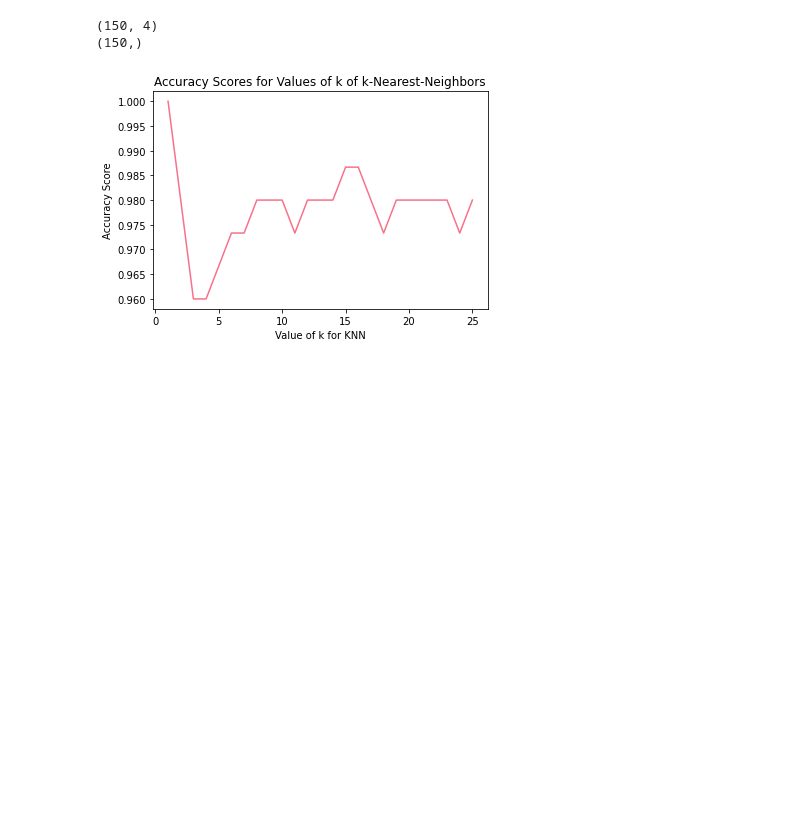
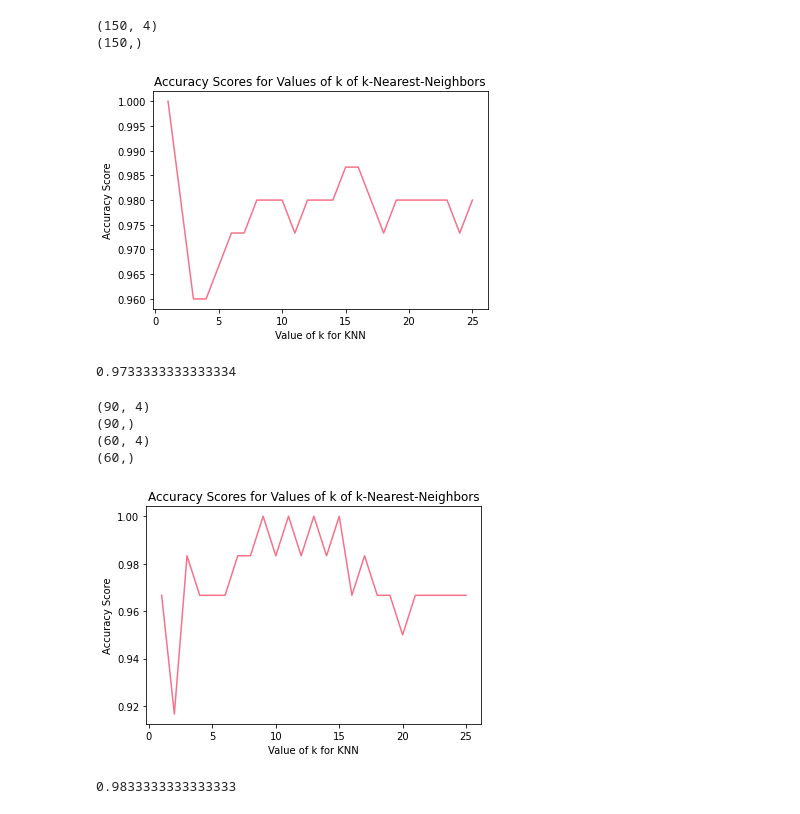
Before and after one commit to santhosharun18/pythonlab, a Jupyter notebook: Untitled2.ipynb, the cells around one changed output. Saved outputs shown, nothing was run; the diff lists cells and outputs as text; code cells hidden in the pictures; blank space fills up the shorter version.

```diff
--- a/Untitled2.ipynb
+++ b/Untitled2.ipynb
@@ -3,25 +60,14 @@
+# %%
+X = data.drop(['Id', 'Species'], axis=1)
+y = data['Species']
+# print(X.head())
+print(X.shape)
+# print(y.head())
+print(y.shape)
+# %% [output]
+(150, 4)
+(150,)
 # %%
-import numpy as np
-import pandas as pd
-import seaborn as sns
-sns.set_palette('husl')
-import matplotlib.pyplot as plt
-%matplotlib inline
-
-from sklearn import metrics
-from sklearn.neighbors import KNeighborsClassifier
-from sklearn.linear_model import LogisticRegression
-from sklearn.model_selection import train_test_split
-
-data = pd.read_csv('Iris.csv')
-data.describe
-data['Species'].value_counts()
-X = data.drop(['Id', 'Species'], axis=1)
-y = data['Species']
-# print(X.head())
-print(X.shape)
-# print(y.head())
-print(y.shape)
 k_range = list(range(1,26))
 scores = []
 for k in k_range:
@@ -36,6 +82,45 @@ plt.ylabel('Accuracy Score')
 plt.title('Accuracy Scores for Values of k of k-Nearest-Neighbors')
 plt.show()
 # %% [output]
-(150, 4)
-(150,)
 [figure]
+# %%
+logreg = LogisticRegression()
+logreg.fit(X, y)
+y_pred = logreg.predict(X)
+print(metrics.accuracy_score(y, y_pred))
+# %% [output]
+0.9733333333333334
+# %%
+X_train, X_test, y_train, y_test = train_test_split(X, y, test_size=0.4, random_state=5)
+print(X_train.shape)
+print(y_train.shape)
+print(X_test.shape)
+print(y_test.shape)
+# %% [output]
+(90, 4)
+(90,)
+(60, 4)
+(60,)
+# %%
+k_range = list(range(1,26))
+scores = []
+for k in k_range:
+    knn = KNeighborsClassifier(n_neighbors=k)
+    knn.fit(X_train, y_train)
+    y_pred = knn.predict(X_test)
+    scores.append(metrics.accuracy_score(y_test, y_pred))
+
+plt.plot(k_range, scores)
+plt.xlabel('Value of k for KNN')
+plt.ylabel('Accuracy Score')
+plt.title('Accuracy Scores for Values of k of k-Nearest-Neighbors')
+plt.show()
+# %% [output]
+[figure, added]
+# %%
+logreg = LogisticRegression()
+logreg.fit(X_train, y_train)
+y_pred = logreg.predict(X_test)
+print(metrics.accuracy_score(y_test, y_pred))
+# %% [output]
+0.9833333333333333
```
Also changed, not shown: parts of 5 cells of this notebook.
